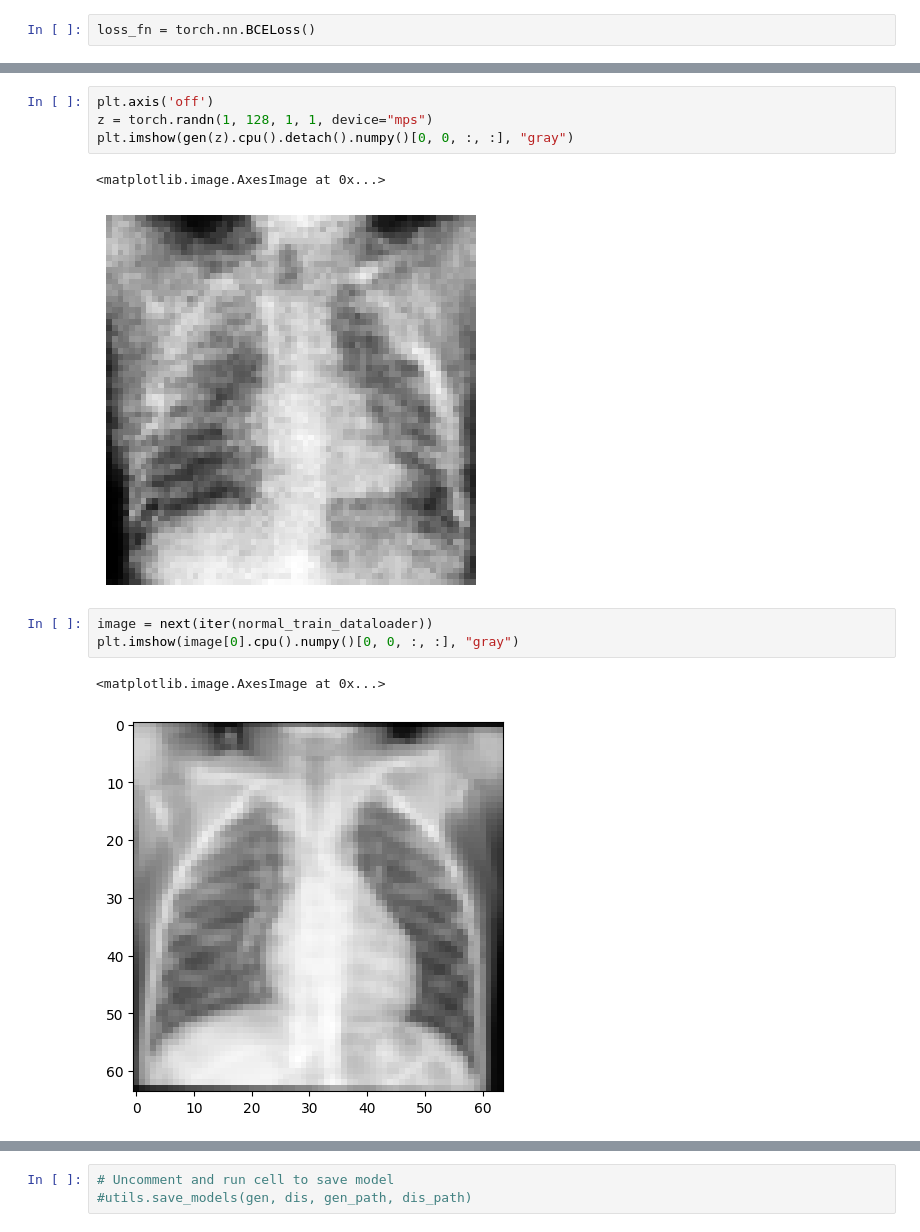
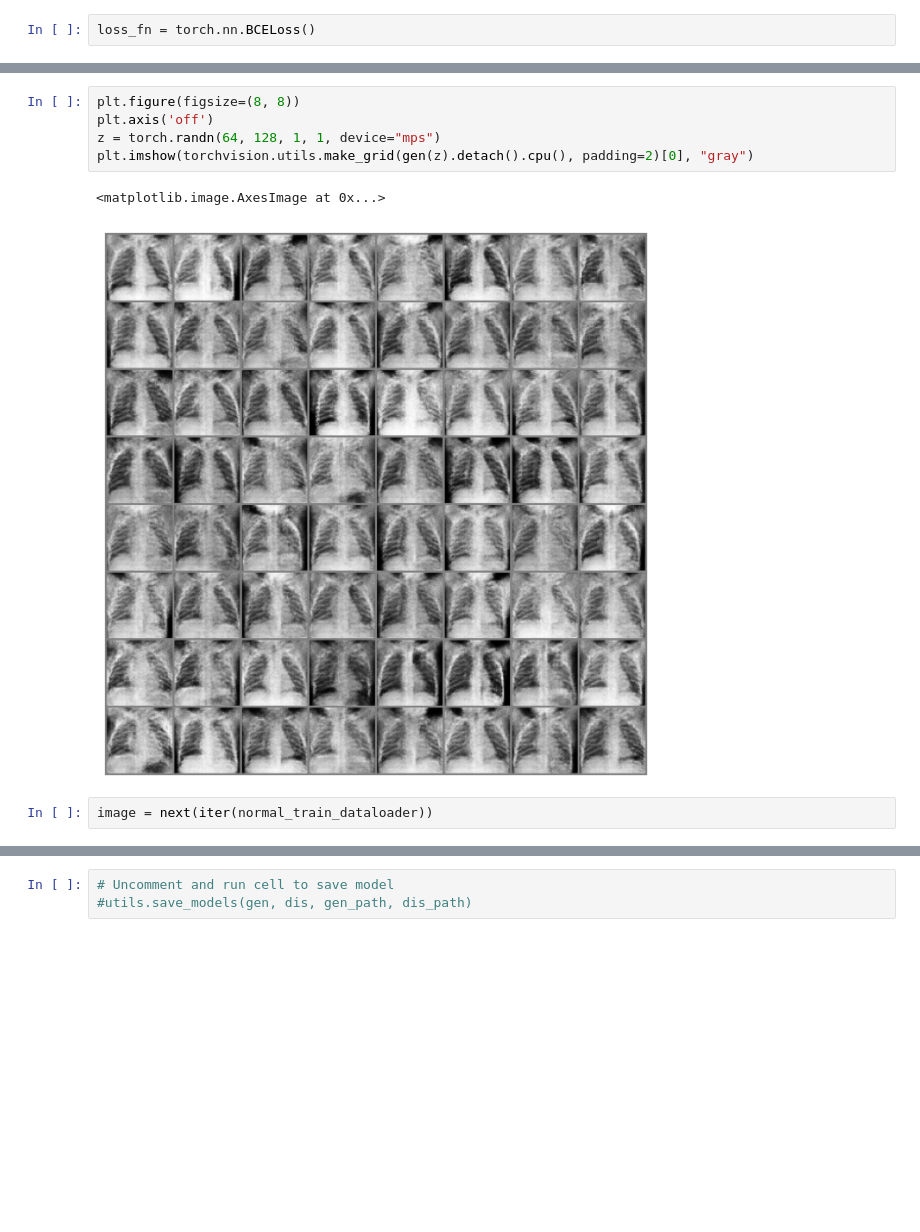
Before and after one commit to isaac-h-chan/chest_xray_dcgan, a Jupyter notebook: main.ipynb, the cells around one changed output, grey strips where cells are left out. Cells and saved outputs as stored; diff of their text form; blank space fills up the shorter version.

Commit message:
grid of outputs and inputs

```diff
--- a/main.ipynb
+++ b/main.ipynb
@@ -194,13 +87,10 @@ fake loss: 0.029299847781658173 | real loss: 0.05925843119621277 | gen loss: 4.4
 # %%
+plt.figure(figsize=(8, 8))
 plt.axis('off')
-z = torch.randn(1, 128, 1, 1, device="mps")
-plt.imshow(gen(z).cpu().detach().numpy()[0, 0, :, :], "gray")
+z = torch.randn(64, 128, 1, 1, device="mps")
+plt.imshow(torchvision.utils.make_grid(gen(z).detach().cpu(), padding=2)[0], "gray")
 # %% [output]
 <matplotlib.image.AxesImage at 0x...>
-[figure, old version]
+[figure, new version]
 # %%
 image = next(iter(normal_train_dataloader))
-plt.imshow(image[0].cpu().numpy()[0, 0, :, :], "gray")
-# %% [output]
-<matplotlib.image.AxesImage at 0x...>
-[figure, removed]
```
Also changed, not shown: parts of 3 cells of this notebook.
